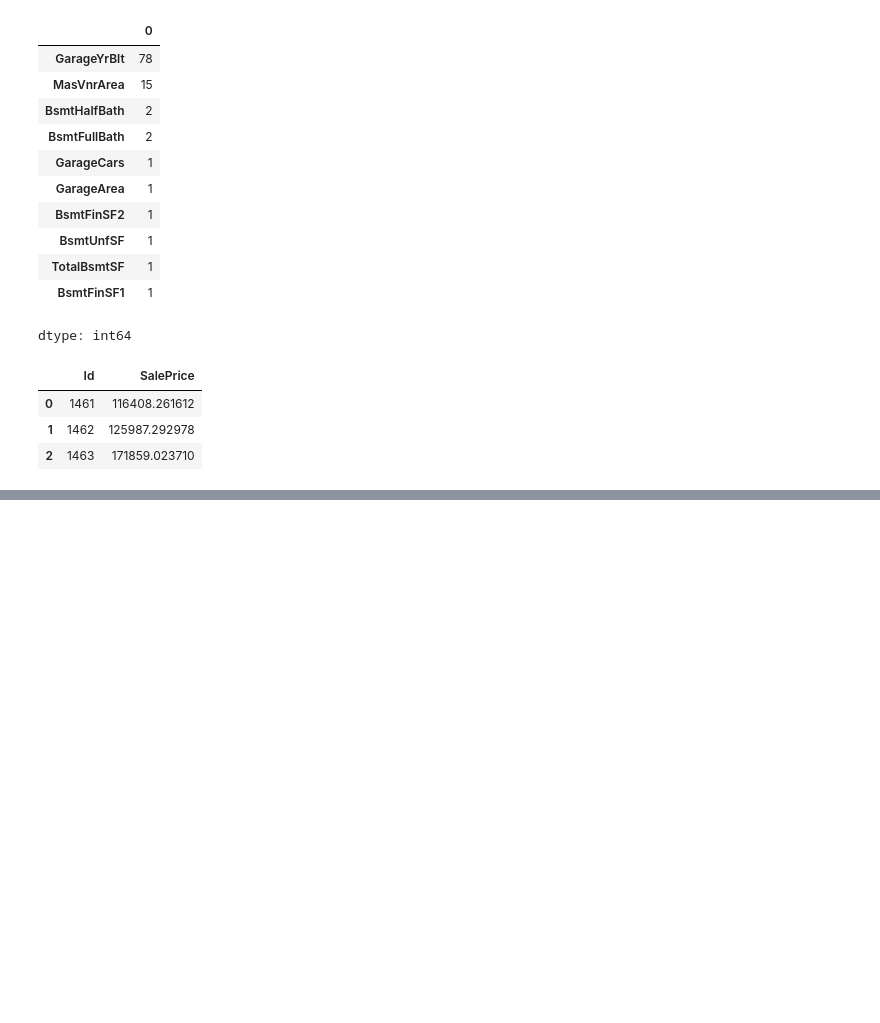
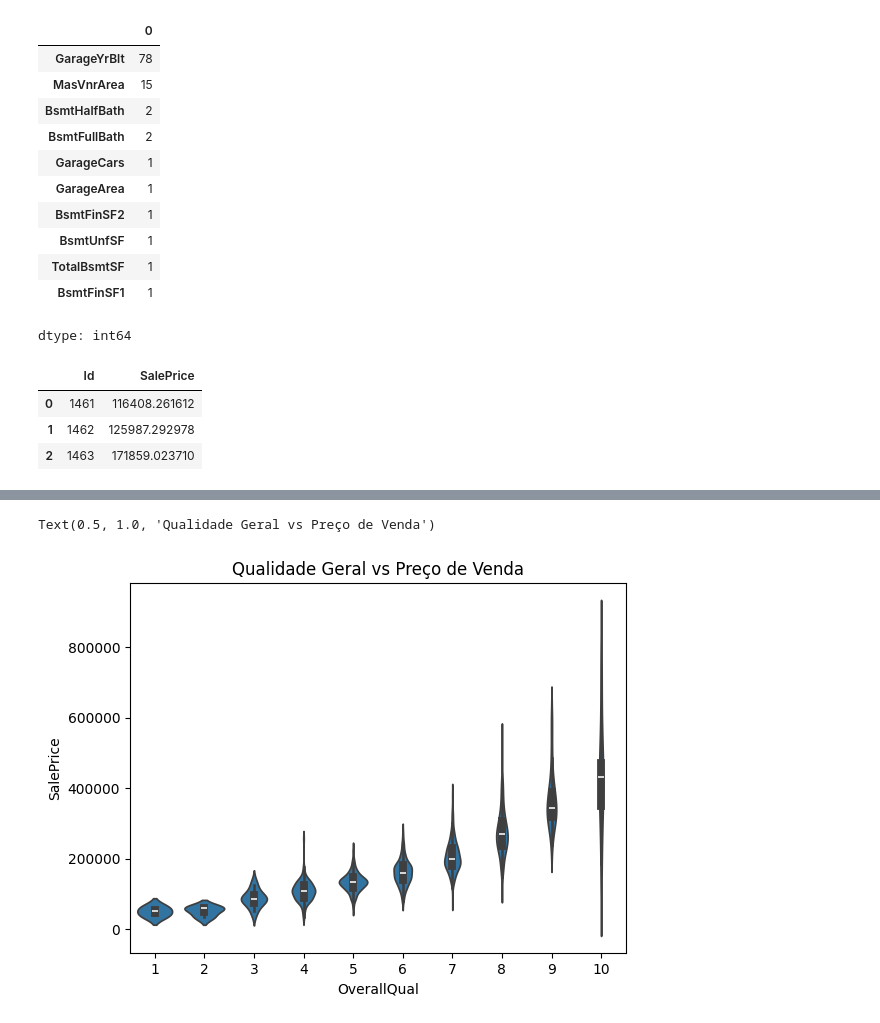
Before and after one commit to joaossoliveira/House-price, a Jupyter notebook: House_Price1.ipynb, the cells around one changed output, grey strips where cells are left out. Saved outputs shown, nothing was run; the diff lists cells and outputs as text; code cells hidden in the pictures; blank space fills up the shorter version.

```diff
--- a/House_Price1.ipynb
+++ b/House_Price1.ipynb
@@ -435,0 +542,7 @@ resultado.to_csv('submission.csv', index=False)
+# %%
+#Casas com melhor qualidade de construção valem mais?
+sns.violinplot(x='OverallQual', y='SalePrice', data=train_data)
+plt.title('Qualidade Geral vs Preço de Venda')
+# %% [output]
+Text(0.5, 1.0, 'Qualidade Geral vs Preço de Venda')
+[figure, added]
```
Also changed, not shown: parts of 24 cells of this notebook.
